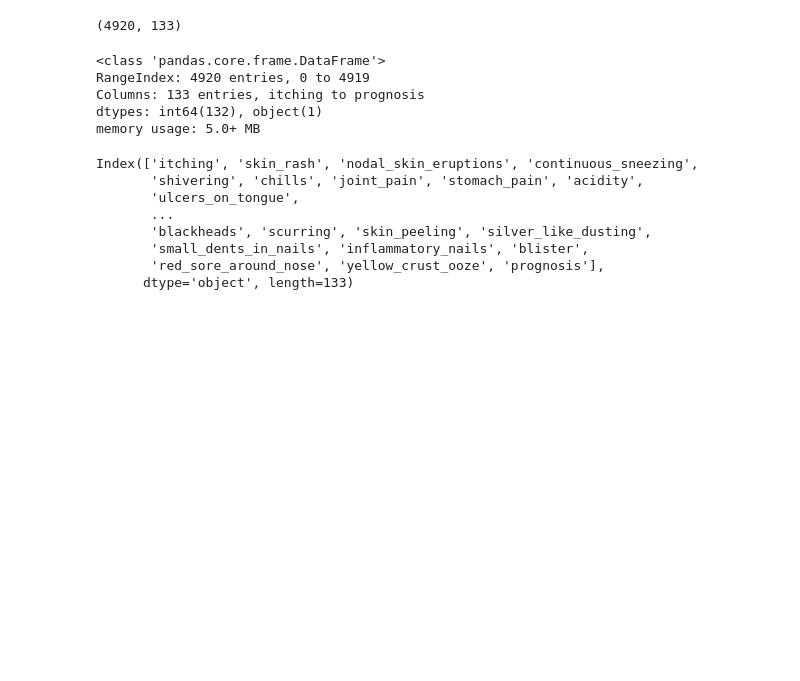
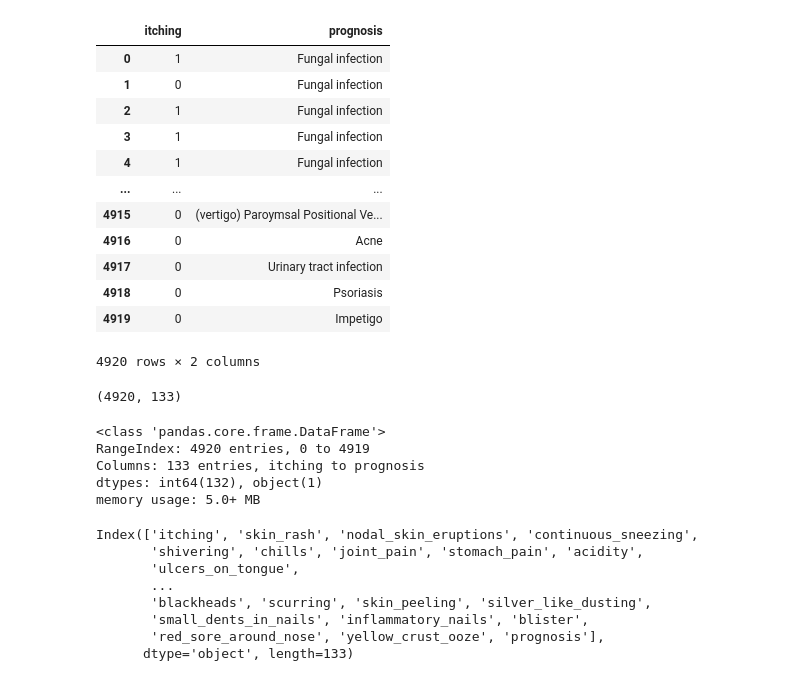
Before and after one commit to brianisinga/M-daktari, a Jupyter notebook: ml_code.ipynb, the cells around one changed output. Saved outputs shown, nothing was run; the diff lists cells and outputs as text; code cells hidden in the pictures; blank space fills up the shorter version.

```diff
--- a/ml_code.ipynb
+++ b/ml_code.ipynb
@@ -16,3 +27,19 @@ training = pd.read_csv('/content/Training.csv')
+# %%
+training[['itching','prognosis']]
+# %% [output]
+|  | itching | prognosis |
+| 0 | 1 | Fungal infection |
+| 1 | 0 | Fungal infection |
+| 2 | 1 | Fungal infection |
+| 3 | 1 | Fungal infection |
+| 4 | 1 | Fungal infection |
+| ... | ... | ... |
+| 4915 | 0 | (vertigo) Paroymsal Positional Ve... |
+| 4916 | 0 | Acne |
+| 4917 | 0 | Urinary tract infection |
+| 4918 | 0 | Psoriasis |
+| 4919 | 0 | Impetigo |
+4920 rows × 2 columns
 # %%
 training.shape
 # %% [output]
```
Also changed, not shown: parts of 5 cells of this notebook.
